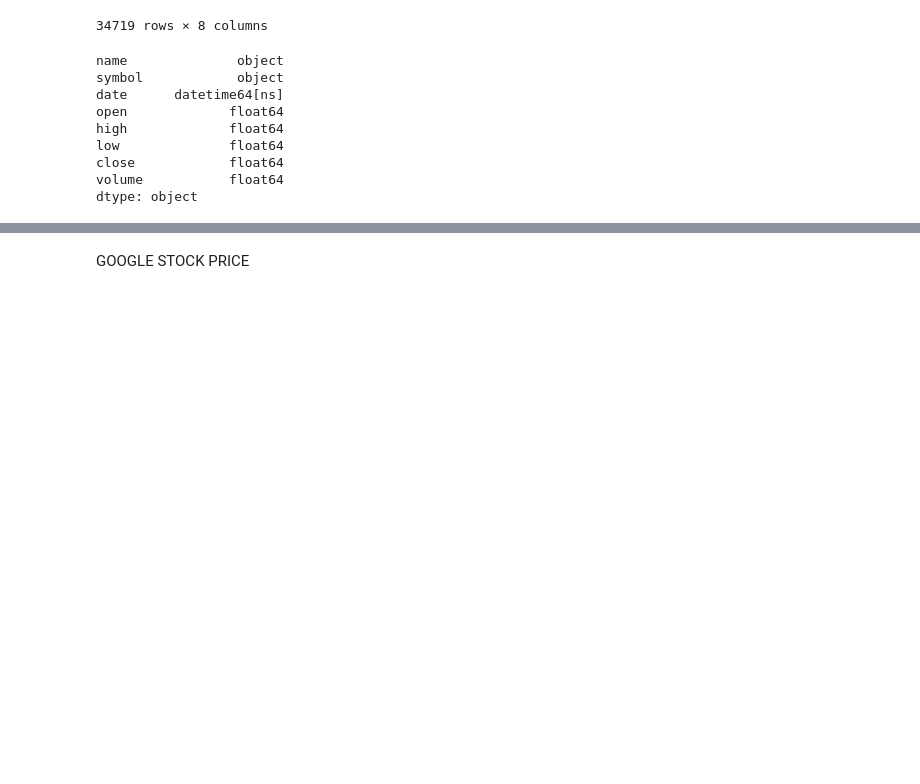
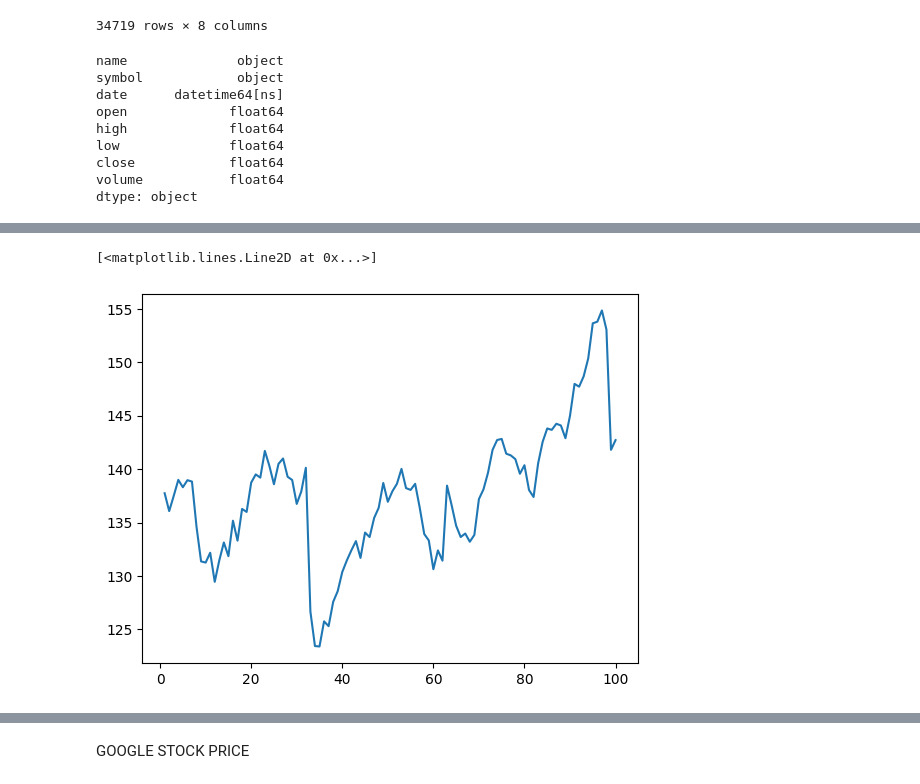
Before and after one commit to urusha-shrestha/stock_price_prediction, a Jupyter notebook: FinVest_Model.ipynb, the cells around one changed output, grey strips where cells are left out. Saved outputs shown, nothing was run; the diff lists cells and outputs as text; code cells hidden in the pictures; blank space fills up the shorter version.

```diff
--- a/FinVest_Model.ipynb
+++ b/FinVest_Model.ipynb
@@ -109,3 +354,9 @@ dtype: object
+# %%
+plt.plot(day_new,sc.inverse_transform(google_df[3444:]))
+# plt.plot(day_pred,sc.inverse_transform(lst_output))
+# %% [output]
+[<matplotlib.lines.Line2D at 0x...>]
+[figure, added]
 # %%
 #functions to split the data into training, validation and test sets
 
```
Also changed, not shown: parts of 31 cells of this notebook.
